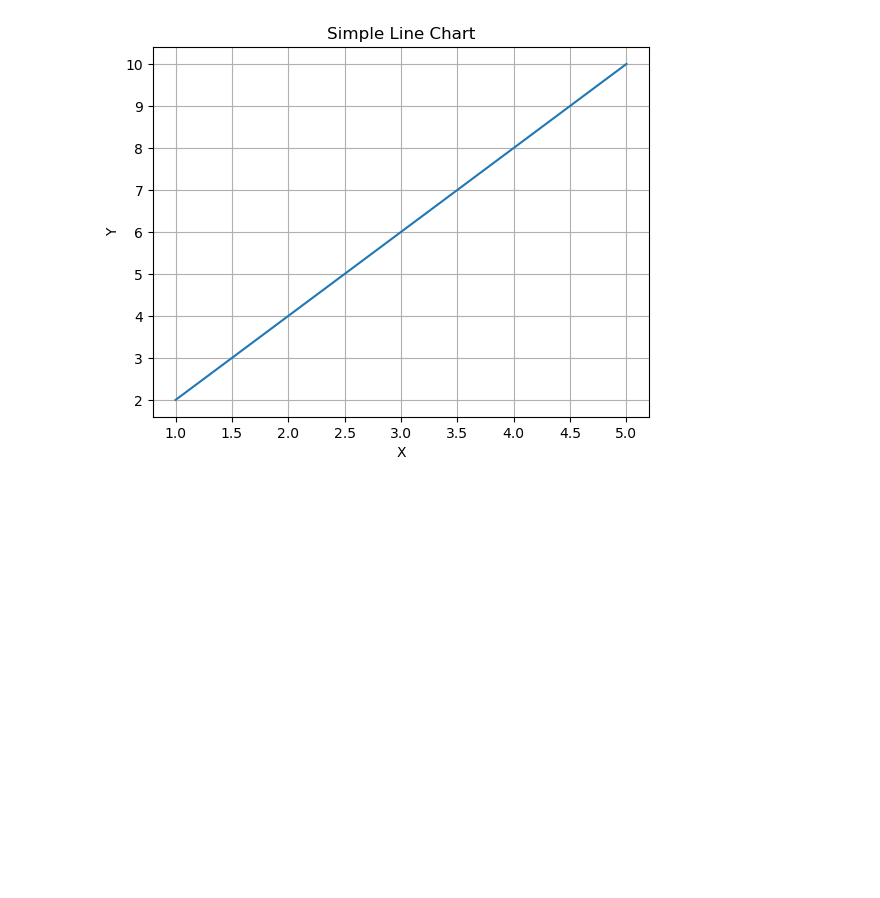
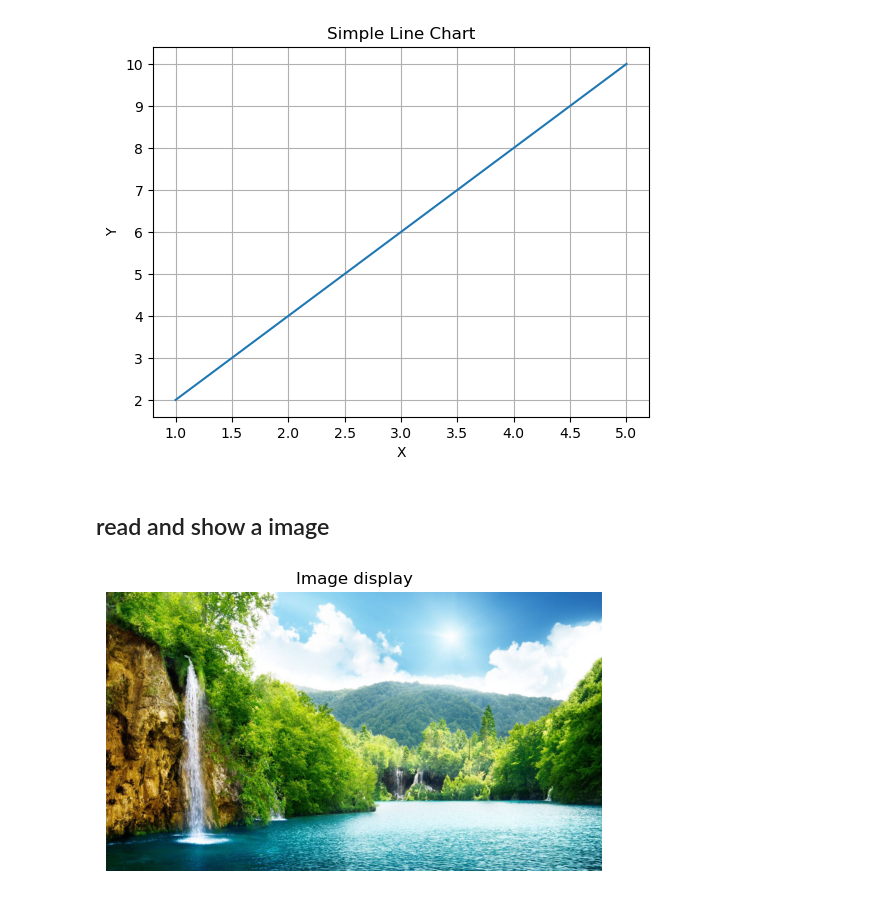
Before and after one commit to Arian2077/Computer_Graphic, a Jupyter notebook: session 1/matplot_opencv_test.ipynb, the cells around one changed output. Cells and saved outputs as stored; diff of their text form; code cells hidden in the pictures; blank space fills up the shorter version.

```diff
--- a/session 1/matplot_opencv_test.ipynb
+++ b/session 1/matplot_opencv_test.ipynb
@@ -16,3 +15,21 @@ plt.grid(True)
 plt.show()
 # %% [output]
 [figure]
+# %% [markdown]
+## read and show a image
+# %%
+import cv2
+
+# Reading the image
+image = cv2.imread('nature.jpg')
+
+# Converting image color from BGR to RGB
+image = cv2.cvtColor(image,cv2.COLOR_BGR2RGB)
+
+# Showing image in Jupyter
+plt.imshow(image)
+plt.axis("off")
+plt.title("Image display")
+plt.show()
+# %% [output]
+[figure, added]
```
Also changed, not shown: parts of 1 cell of this notebook, 1 other file.
